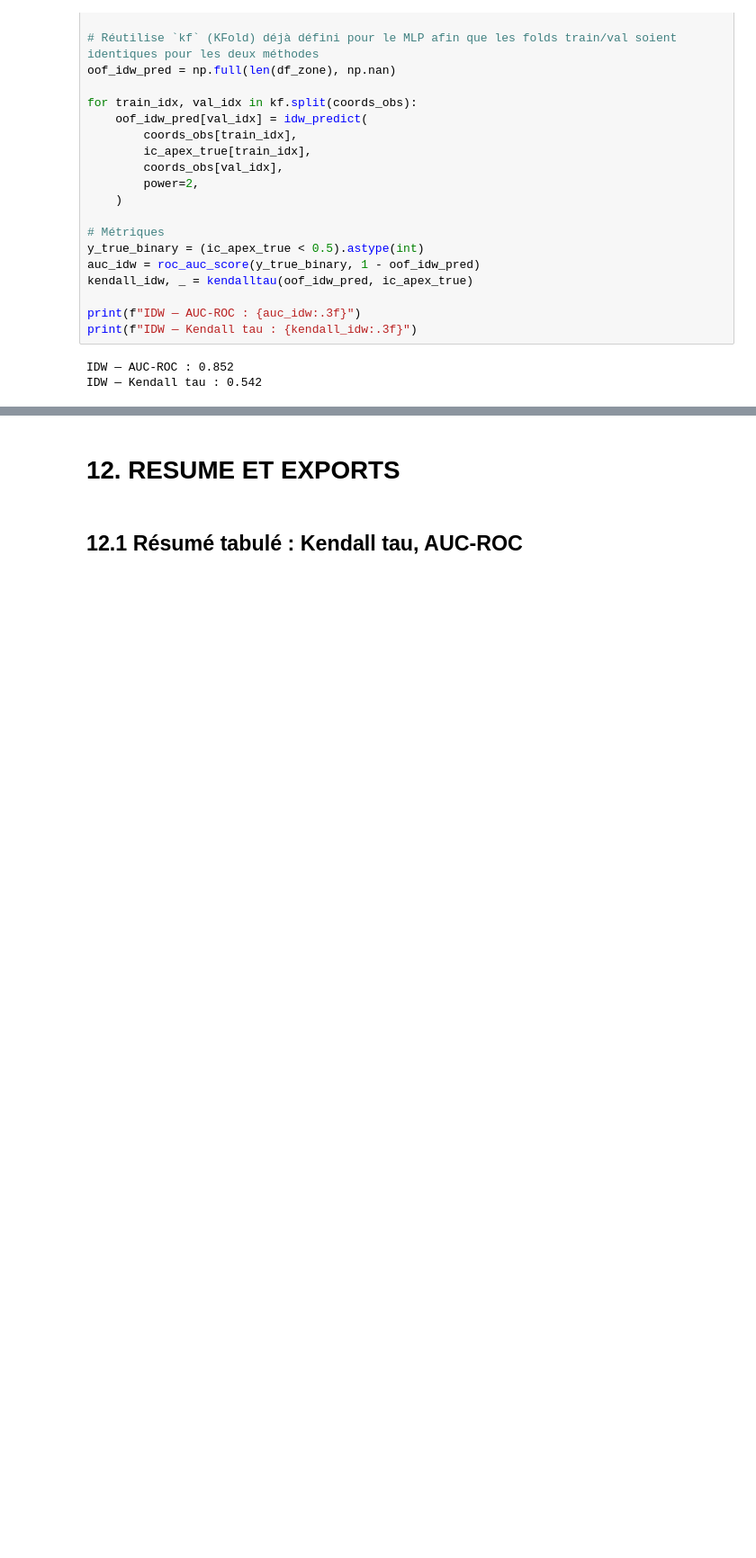
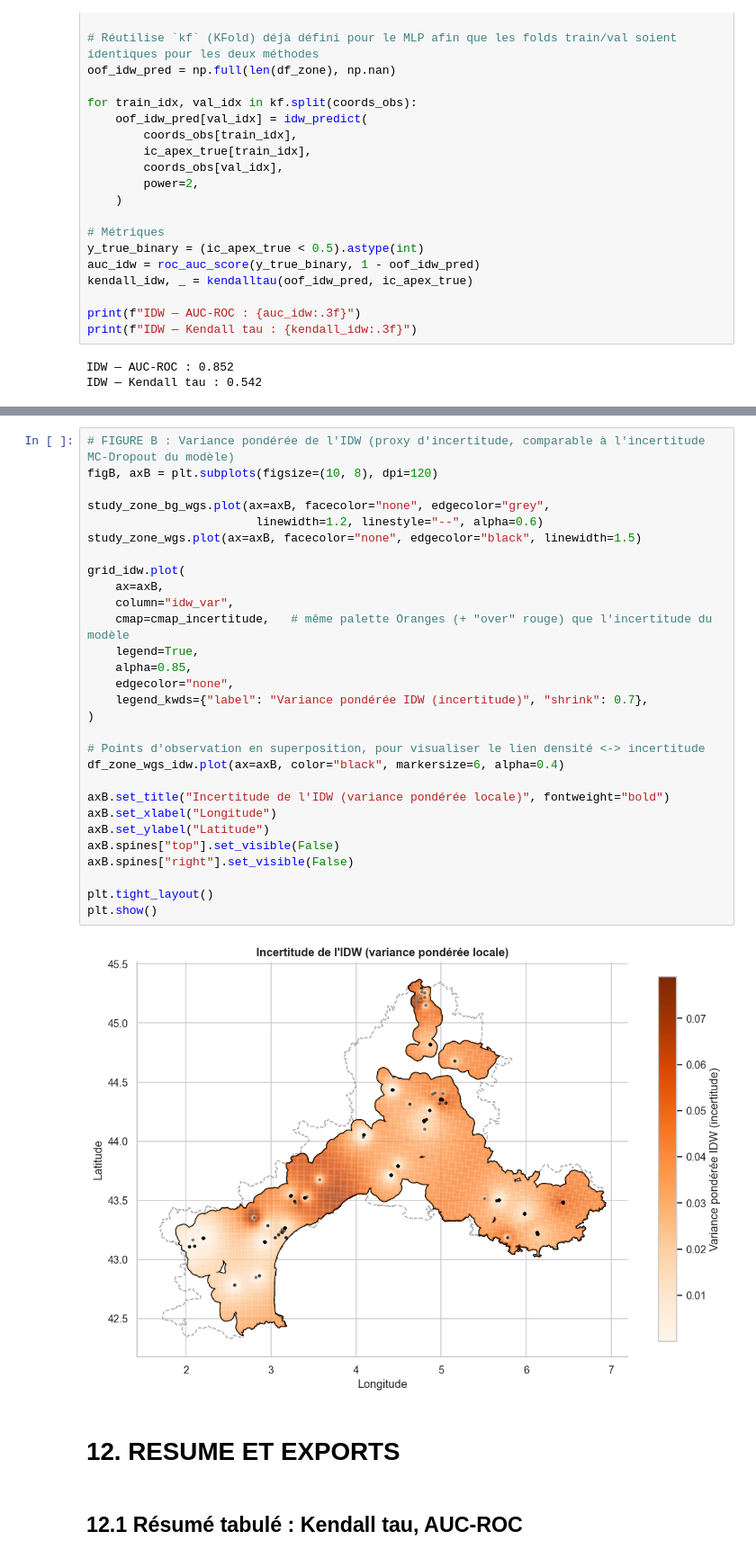
Before and after one commit to tjuillac-cmd/deep-ApexVigne, a Jupyter notebook: deepApex-Vigne.ipynb, the cells around one changed output, grey strips where cells are left out. Shown at 90% size. Cells and saved outputs as stored; diff of their text form; blank space fills up the shorter version.

```diff
--- a/deepApex-Vigne.ipynb
+++ b/deepApex-Vigne.ipynb
@@ -1317,3 +1373,34 @@ IDW — Kendall tau : 0.542
+# %%
+# FIGURE B : Variance pondérée de l'IDW (proxy d'incertitude, comparable à l'incertitude MC-Dropout du modèle)
+figB, axB = plt.subplots(figsize=(10, 8), dpi=120)
+
+study_zone_bg_wgs.plot(ax=axB, facecolor="none", edgecolor="grey",
+                        linewidth=1.2, linestyle="--", alpha=0.6)
+study_zone_wgs.plot(ax=axB, facecolor="none", edgecolor="black", linewidth=1.5)
+
+grid_idw.plot(
+    ax=axB,
+    column="idw_var",
+    cmap=cmap_incertitude,   # même palette Oranges (+ "over" rouge) que l'incertitude du modèle
+    legend=True,
+    alpha=0.85,
+    edgecolor="none",
+    legend_kwds={"label": "Variance pondérée IDW (incertitude)", "shrink": 0.7},
+)
+
+# Points d'observation en superposition, pour visualiser le lien densité <-> incertitude
+df_zone_wgs_idw.plot(ax=axB, color="black", markersize=6, alpha=0.4)
+
+axB.set_title("Incertitude de l'IDW (variance pondérée locale)", fontweight="bold")
+axB.set_xlabel("Longitude")
+axB.set_ylabel("Latitude")
+axB.spines["top"].set_visible(False)
+axB.spines["right"].set_visible(False)
+
+plt.tight_layout()
+plt.show()
+# %% [output]
+[figure, added]
 # %% [markdown]
 # 12. RESUME ET EXPORTS
 # %% [markdown]
```
Also changed, not shown: parts of 2 cells of this notebook.
